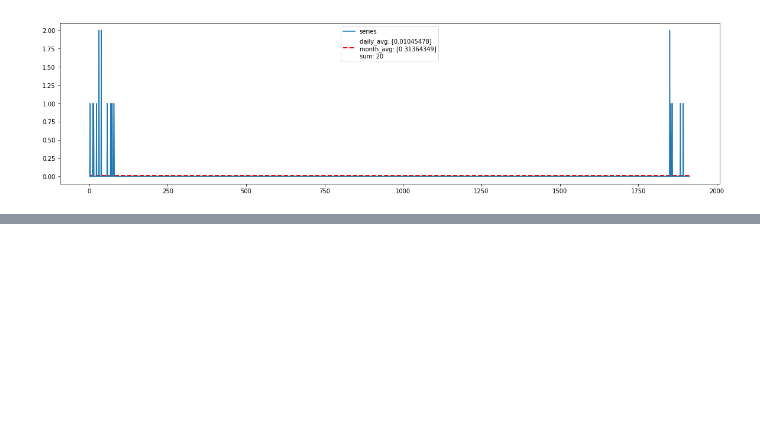
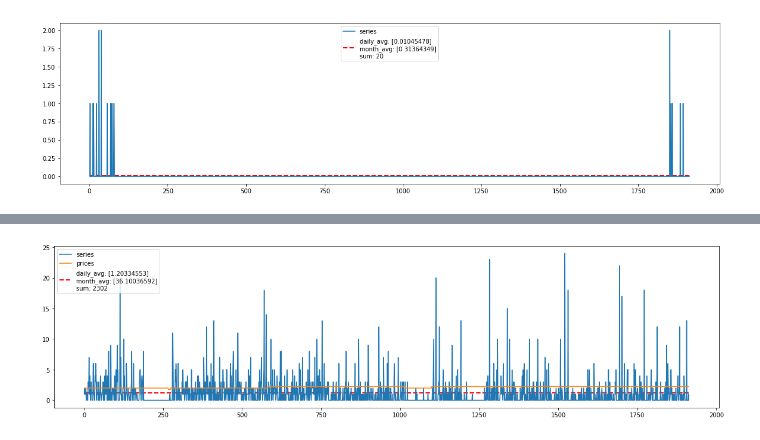
Before and after one commit to cluePrints/data-sci-fience, a Jupyter notebook: m5-forecasting-accuracy/0100. EDA.ipynb, the cells around one changed output, grey strips where cells are left out. Drawn from its saved outputs; the diff is of its cells as text; code cells hidden in the pictures; blank space fills up the shorter version.

```diff
--- a/m5-forecasting-accuracy/0100. EDA.ipynb
+++ b/m5-forecasting-accuracy/0100. EDA.ipynb
@@ -650,0 +783,7 @@ plot_item_series(df_sales_train_melt, 'HOUSEHOLD_1_512_CA_4_validation')
+# %%
+# sales in CA seem to be higher overall, two characteristic dips still there but the 3rd shop:/
+# can it be a popular shop selling out and waiting for a refill?
+# all WI had a similar picture but much smaller sales overall
+plot_item_series(df_sales_train_melt, 'FOODS_1_001_CA_3_validation')
+# %% [output]
+[figure, added]
```
Also changed, not shown: parts of 29 cells of this notebook, 2 other files.
